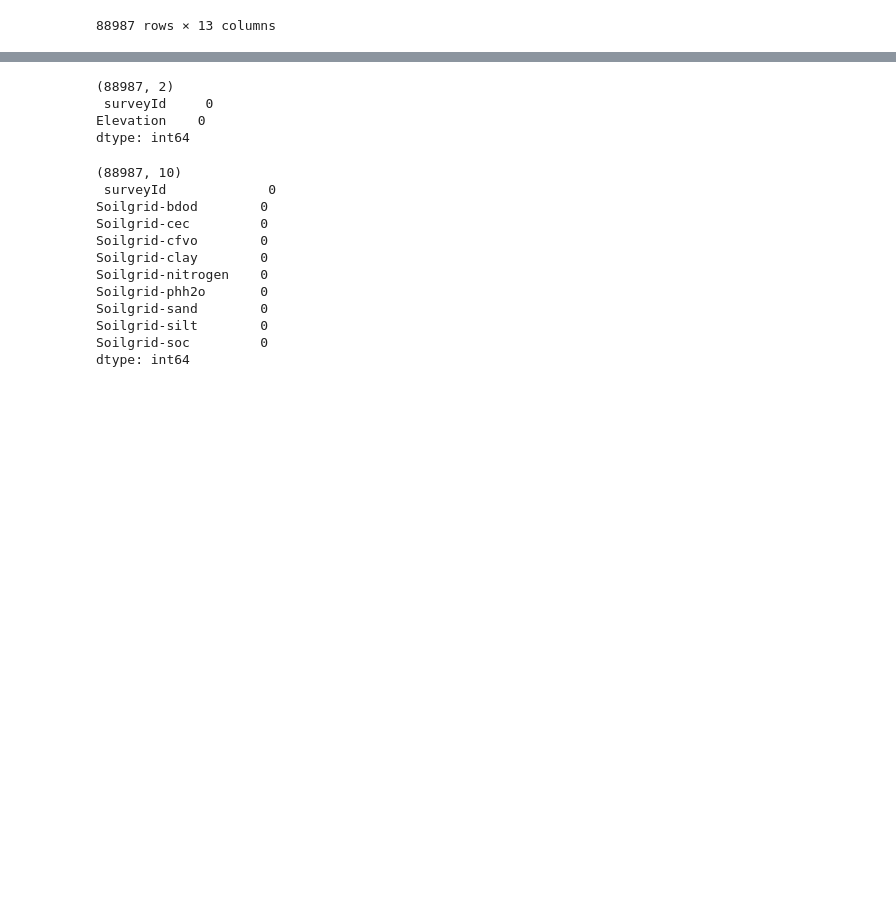
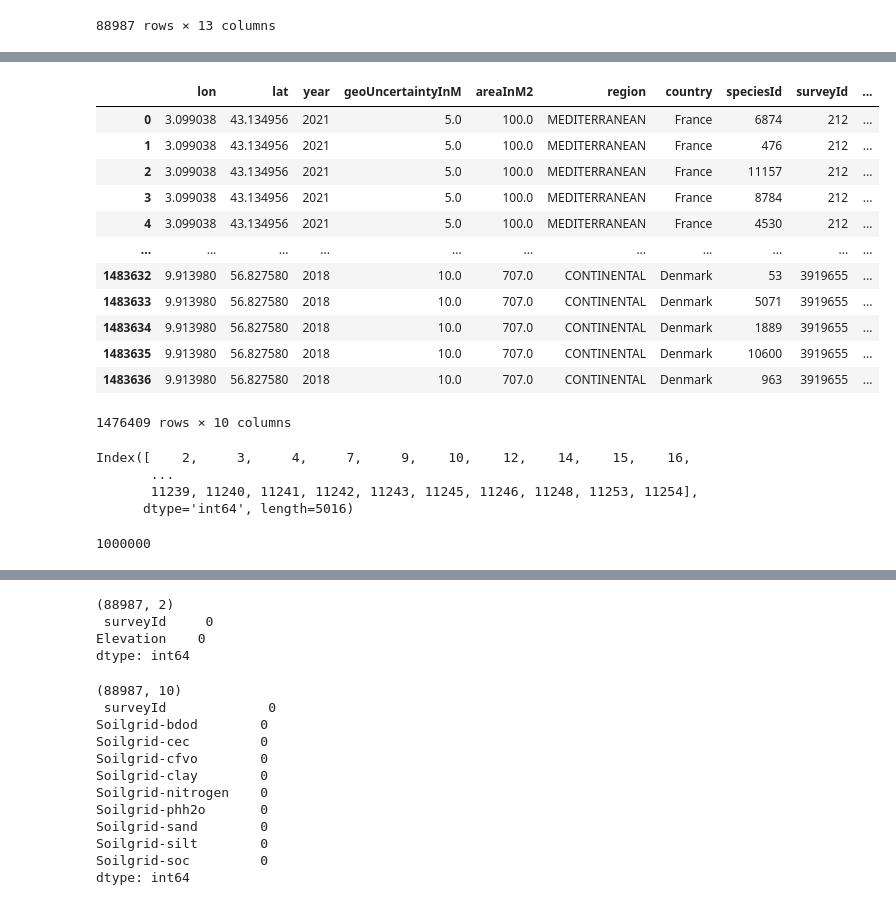
Before and after one commit to gtikhonov/geolifeclef, a Jupyter notebook: prithvi/exploration.ipynb, the cells around one changed output, grey strips where cells are left out. Drawn from its saved outputs; the diff is of its cells as text; code cells hidden in the pictures; blank space fills up the shorter version.

```diff
--- a/prithvi/exploration.ipynb
+++ b/prithvi/exploration.ipynb
@@ -48,0 +118,13 @@ train_metadata
+# %%
+path_data = "/home/gt/DATA/geolifeclef-2025"
+train_metadata = pd.read_csv(os.path.join(path_data, "GLC25_PA_metadata_train.csv"))
+train_metadata = train_metadata.dropna(subset="speciesId").reset_index(drop=True)
+train_metadata['speciesId'] = train_metadata['speciesId'].astype(int)
+train_metadata["speciesIdOrig"] = train_metadata['speciesId']
+tmp = train_metadata["speciesId"].value_counts() >= pa_presence_threshold
+train_metadata.loc[~train_metadata["speciesId"].isin(tmp[tmp].index), "speciesId"] = -1
+sp_categorical = train_metadata["speciesId"].astype("category").values
+num_classes = len(sp_categorical.categories)
+train_metadata['speciesId'] = sp_categorical.codes
+train_label_series = train_metadata.groupby('surveyId')['speciesId'].apply(list)
+train_label_series
@@ -48,0 +155,7 @@ train_metadata
+# %%
+train_path_sentinel = os.path.join(path_data, "SatelitePatches/PA-train")
+train_path_landsat = os.path.join(path_data, "SateliteTimeSeries-Landsat/cubes/PA-train")
+train_path_bioclim = os.path.join(path_data, "BioclimTimeSeries/cubes/PA-train")
+train_metadata = pd.read_csv(os.path.join(path_data, "GLC25_PA_metadata_train.csv"))
+train_metadata = train_metadata.dropna(subset="speciesId").reset_index(drop=True)
+train_metadata['speciesId'] = train_metadata['speciesId'].astype(int)
@@ -48,0 +182,27 @@ train_metadata
+# %%
+pa_presence_threshold = 10
+tmp = train_metadata["speciesId"].value_counts() >= pa_presence_threshold
+train_metadata = train_metadata.loc[train_metadata["speciesId"].isin(tmp[tmp].index)]
+train_metadata
+# %% [output]
+|  | lon | lat | year | geoUncertaintyInM | areaInM2 | region | country | speciesId | surveyId | ... |
+| 0 | 3.099038 | 43.134956 | 2021 | 5.0 | 100.0 | MEDITERRANEAN | France | 6874 | 212 | ... |
+| 1 | 3.099038 | 43.134956 | 2021 | 5.0 | 100.0 | MEDITERRANEAN | France | 476 | 212 | ... |
+| 2 | 3.099038 | 43.134956 | 2021 | 5.0 | 100.0 | MEDITERRANEAN | France | 11157 | 212 | ... |
+| 3 | 3.099038 | 43.134956 | 2021 | 5.0 | 100.0 | MEDITERRANEAN | France | 8784 | 212 | ... |
+| 4 | 3.099038 | 43.134956 | 2021 | 5.0 | 100.0 | MEDITERRANEAN | France | 4530 | 212 | ... |
+| ... | ... | ... | ... | ... | ... | ... | ... | ... | ... | ... |
+| 1483632 | 9.913980 | 56.827580 | 2018 | 10.0 | 707.0 | CONTINENTAL | Denmark | 53 | 3919655 | ... |
+| 1483633 | 9.913980 | 56.827580 | 2018 | 10.0 | 707.0 | CONTINENTAL | Denmark | 5071 | 3919655 | ... |
+| 1483634 | 9.913980 | 56.827580 | 2018 | 10.0 | 707.0 | CONTINENTAL | Denmark | 1889 | 3919655 | ... |
+| 1483635 | 9.913980 | 56.827580 | 2018 | 10.0 | 707.0 | CONTINENTAL | Denmark | 10600 | 3919655 | ... |
+| 1483636 | 9.913980 | 56.827580 | 2018 | 10.0 | 707.0 | CONTINENTAL | Denmark | 963 | 3919655 | ... |
+1476409 rows × 10 columns
+# %%
+sp_categorical = train_metadata["speciesId"].astype("category").values
+sp_categorical.categories
+# %% [output]
+Index([    2,     3,     4,     7,     9,    10,    12,    14,    15,    16,
+       ...
+       11239, 11240, 11241, 11242, 11243, 11245, 11246, 11248, 11253, 11254],
+      dtype='int64', length=5016)
@@ -48,0 +211,4 @@ train_metadata
+# %%
+int(1e6)
+# %% [output]
+1000000
```
Also changed, not shown: parts of 12 cells of this notebook, 1 other file.
